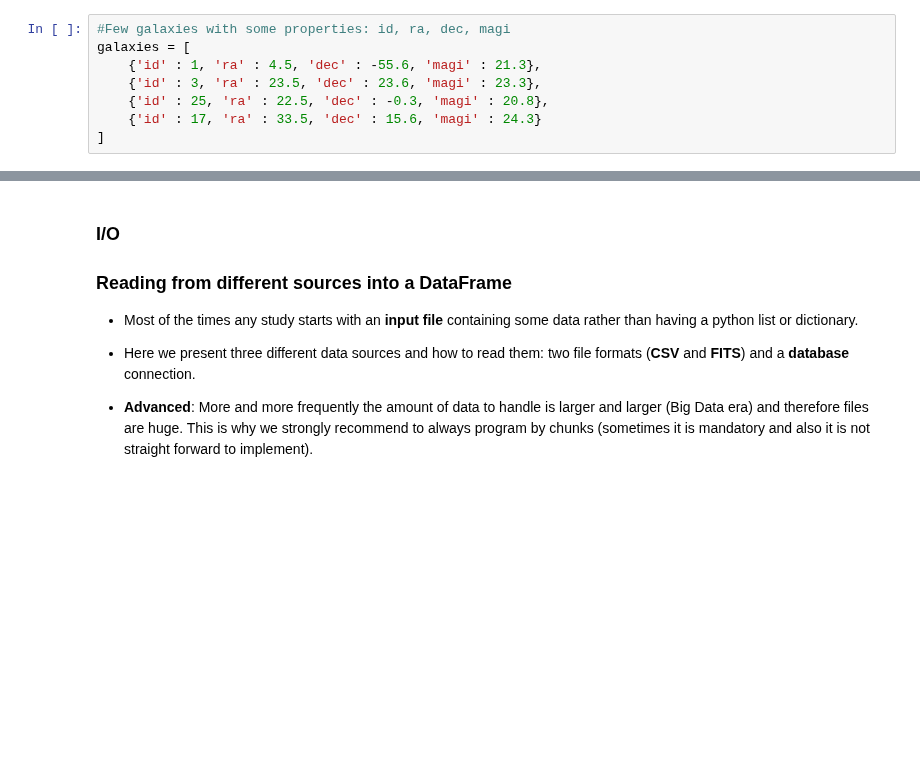
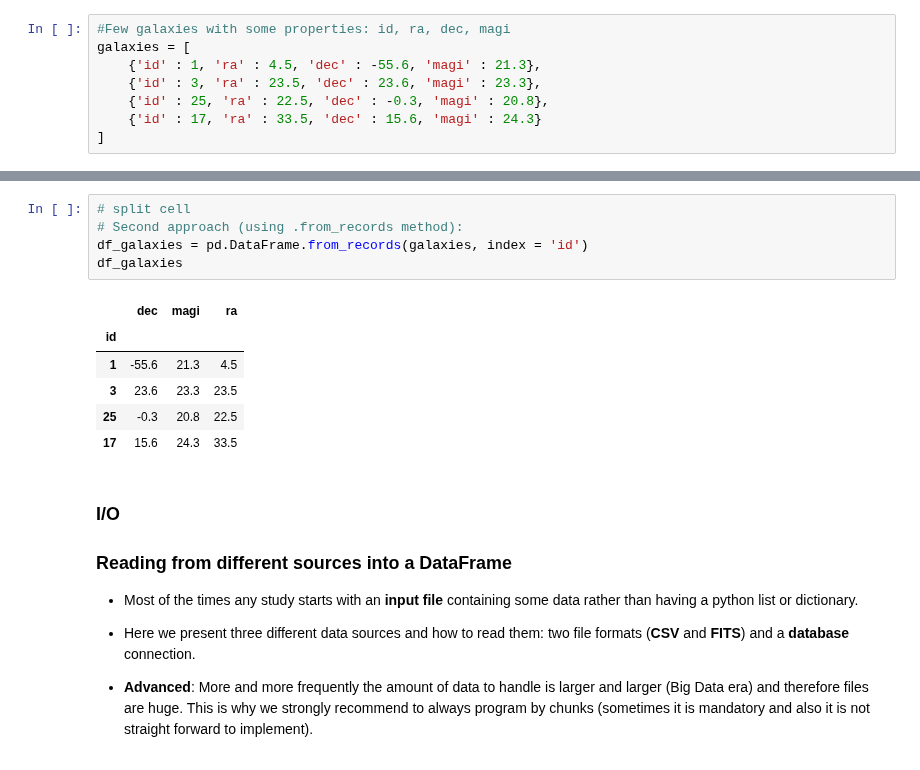
Before and after one commit to Python4AstronomersAndParticlePhysicists/PythonWorkshop-ICE, a Jupyter notebook: notebooks/06_01_pandas.ipynb, the cells around one changed output, grey strips where cells are left out. Drawn from its saved outputs; the diff is of its cells as text; blank space fills up the shorter version.

```diff
--- a/notebooks/06_01_pandas.ipynb
+++ b/notebooks/06_01_pandas.ipynb
@@ -296,3 +458,15 @@ galaxies = [
+# %%
+# split cell
+# Second approach (using .from_records method):
+df_galaxies = pd.DataFrame.from_records(galaxies, index = 'id')
+df_galaxies
+# %% [output]
+|  | dec | magi | ra |
+| id |  |  |  |
+| 1 | -55.6 | 21.3 | 4.5 |
+| 3 | 23.6 | 23.3 | 23.5 |
+| 25 | -0.3 | 20.8 | 22.5 |
+| 17 | 15.6 | 24.3 | 33.5 |
 # %% [markdown]
 <a id=io></a>
 ### I/O
```
Also changed, not shown: parts of 127 cells of this notebook.
